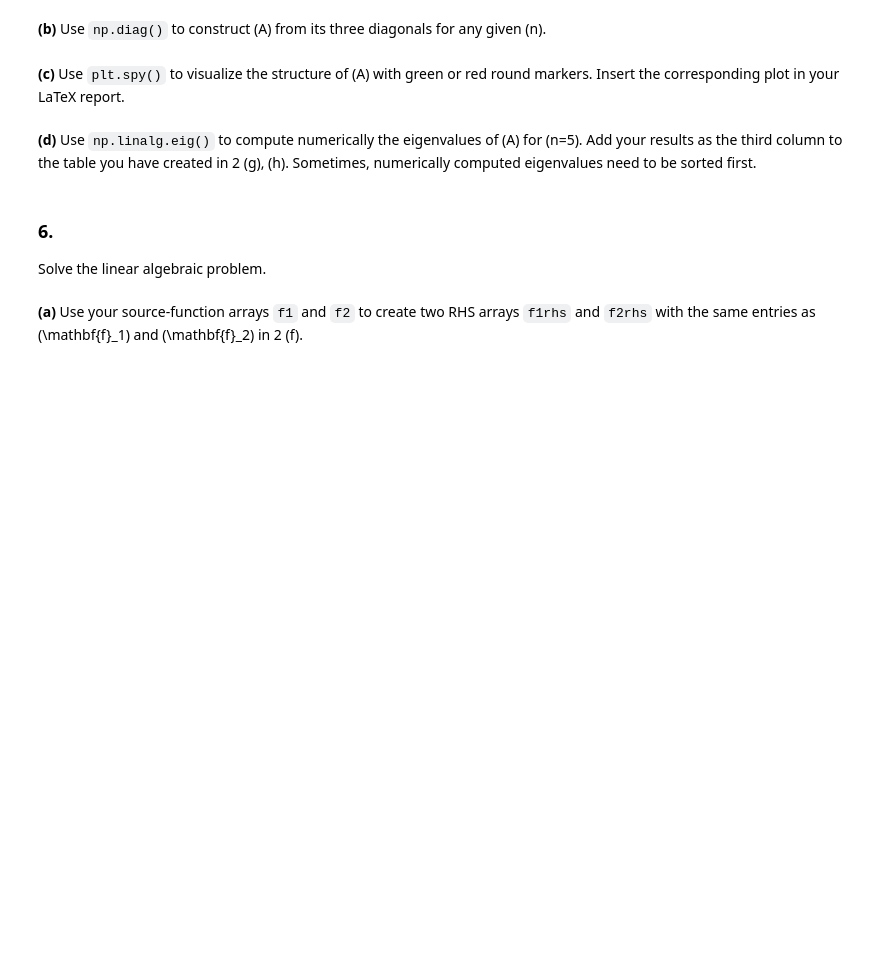
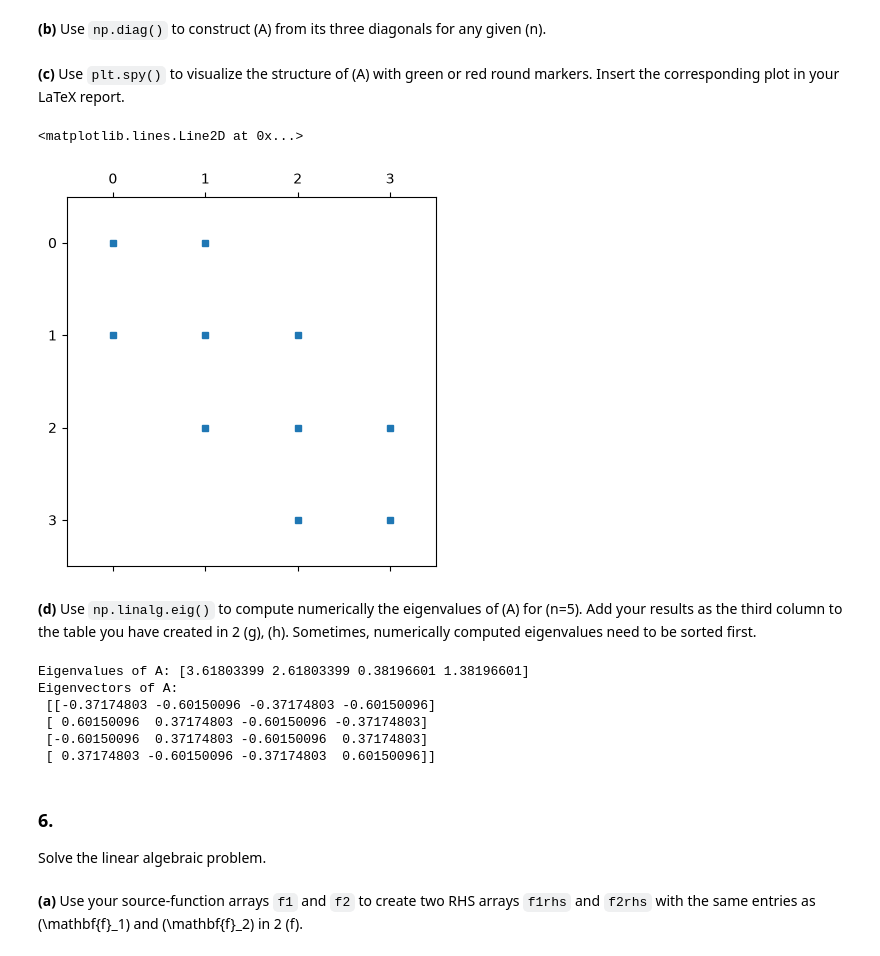
Before and after one commit to TychoRietman/TW3730TU-Assignments, a Jupyter notebook: Assignment2_2025_answer_template.ipynb, the cells around one changed output. Saved outputs shown, nothing was run; the diff lists cells and outputs as text; code cells hidden in the pictures; blank space fills up the shorter version.

```diff
--- a/Assignment2_2025_answer_template.ipynb
+++ b/Assignment2_2025_answer_template.ipynb
@@ -417,15 +484,40 @@ Assemble the Finite-Difference (negative) Laplacian matrix.
 # %% [markdown]
 **(b)** Use `np.diag()` to construct \(A\) from its three diagonals for any given \(n\).
 # %%
-# Answer here....
+main_diag = 2 * np.ones(n - 1)
+off_diag = -1 * np.ones(n - 2)
+
+A = (
+    np.diag(main_diag)
+    + np.diag(off_diag, 1)
+    + np.diag(off_diag, -1)
+)
 # %% [markdown]
 **(c)** Use `plt.spy()` to visualize the structure of \(A\) with green or red round markers. Insert the corresponding plot in your LaTeX report.
 # %%
 # Answer here....
+
+
+plt.spy(A, markersize=5)
+# %% [output]
+<matplotlib.lines.Line2D at 0x...>
+[figure, added]
 # %% [markdown]
 **(d)** Use `np.linalg.eig()` to compute numerically the eigenvalues of \(A\) for \(n=5\). Add your results as the third column to the table you have created in 2 (g), (h). Sometimes, numerically computed eigenvalues need to be sorted first.
 # %%
 # Answer here....
+
+eigenvalues, eigenvectors = np.linalg.eig(A)
+
+print("Eigenvalues of A:", eigenvalues)
+print("Eigenvectors of A:\n", eigenvectors)
+# %% [output]
+Eigenvalues of A: [3.61803399 2.61803399 0.38196601 1.38196601]
+Eigenvectors of A:
+ [[-0.37174803 -0.60150096 -0.37174803 -0.60150096]
+ [ 0.60150096  0.37174803 -0.60150096 -0.37174803]
+ [-0.60150096  0.37174803 -0.60150096  0.37174803]
+ [ 0.37174803 -0.60150096 -0.37174803  0.60150096]]
 # %% [markdown]
 ### 6.
 
```
Also changed, not shown: parts of 15 cells of this notebook.
